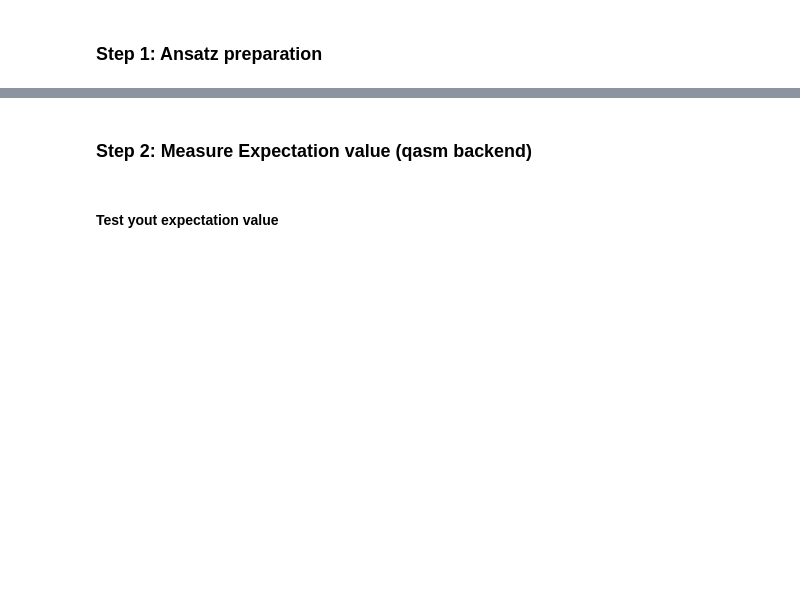
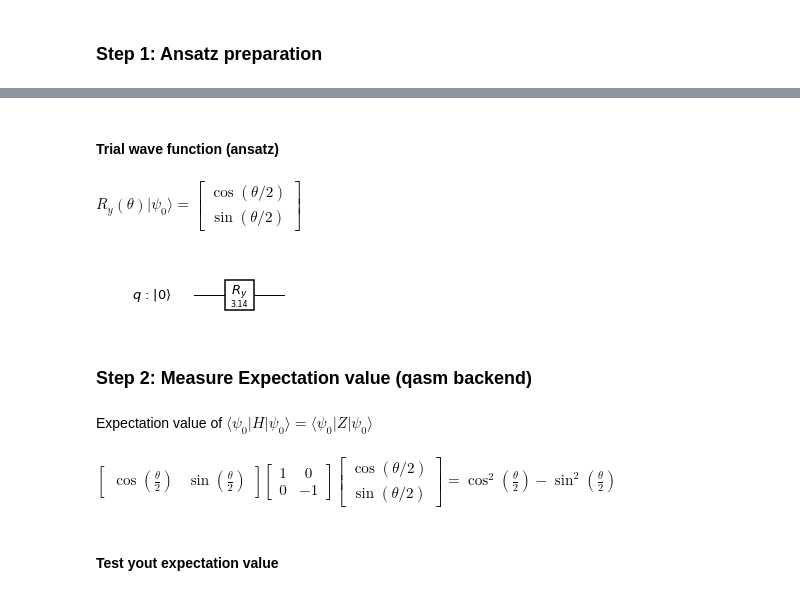
Before and after one commit to m24639297/2019-summer-QC, a Jupyter notebook: Day3/Introduction-to-Quantum-Computing-and-Qiskit-Day-3.ipynb, the cells around one changed output, grey strips where cells are left out. Saved outputs shown, nothing was run; the diff lists cells and outputs as text; code cells hidden in the pictures; blank space fills up the shorter version.

```diff
--- a/Day3/Introduction-to-Quantum-Computing-and-Qiskit-Day-3.ipynb
+++ b/Day3/Introduction-to-Quantum-Computing-and-Qiskit-Day-3.ipynb
@@ -33,7 +46,31 @@ def vqe_ansatz(theta):
     var_circ= QuantumCircuit(qr)
     var_circ.ry(theta,qr)
     return var_circ
+# %% [markdown]
+#### Trial wave function (ansatz)
+# %% [markdown]
+$R_y(\theta) | \psi_0 \rangle = \begin{bmatrix}
+\cos(\theta/2)\\ \sin(\theta/2)
+\end{bmatrix}$
+# %%
+%matplotlib inline
+vqe_ansatz(3.14).draw(output='mpl')
+# %% [output]
+[figure, added]
 # %% [markdown]
 ### Step 2: Measure Expectation value (qasm backend)
+# %% [markdown]
+Expectation value of $ \langle \psi_0 | H | \psi_0 \rangle =\langle \psi_0 | Z | \psi_0 \rangle$
+# %% [markdown]
+$\begin{bmatrix}
+\cos(\frac{\theta}{2}) & \sin(\frac{\theta}{2})
+\end{bmatrix}
+\begin{bmatrix}
+1 & 0\\
+0 & -1
+\end{bmatrix}
+\begin{bmatrix}
+\cos(\theta/2)\\ \sin(\theta/2)
+\end{bmatrix} =\cos^2(\frac{\theta}{2})-\sin^2(\frac{\theta}{2})$
 # %%
 ### Select simulator
```
Also changed, not shown: parts of 26 cells of this notebook, 1 other file.
